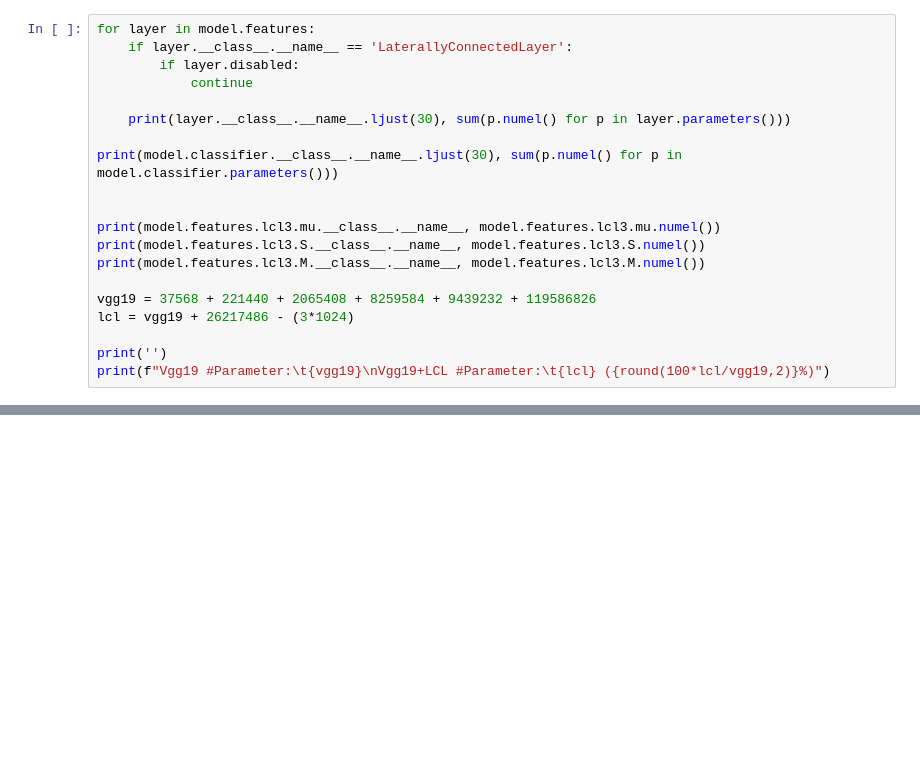
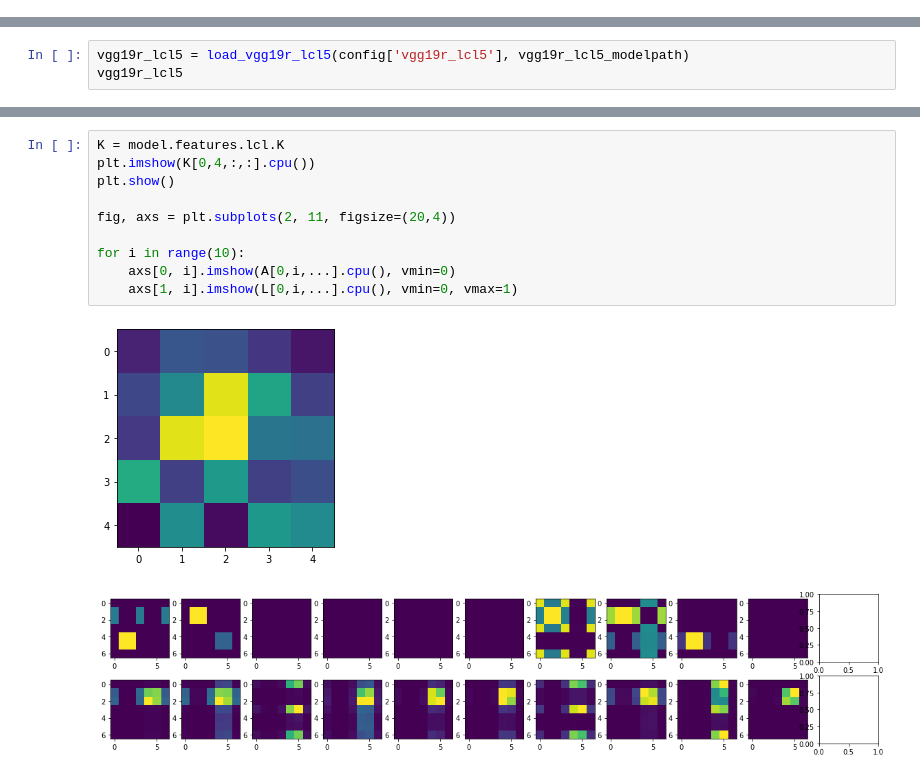
Before and after one commit to edualc/mt_object_recognition, a Jupyter notebook: Visualize_LCL_Workings_with_best_model.ipynb, the cells around one changed output, grey strips where cells are left out. Cells and saved outputs as stored; diff of their text form; blank space fills up the shorter version.

```diff
--- a/Visualize_LCL_Workings_with_best_model.ipynb
+++ b/Visualize_LCL_Workings_with_best_model.ipynb
@@ -67,20 +89,0 @@ VggWithLCL(
-# %%
-for layer in model.features:
-    if layer.__class__.__name__ == 'LaterallyConnectedLayer':
-        if layer.disabled:
-            continue
-
-    print(layer.__class__.__name__.ljust(30), sum(p.numel() for p in layer.parameters()))
-
-print(model.classifier.__class__.__name__.ljust(30), sum(p.numel() for p in model.classifier.parameters()))
-
-
-print(model.features.lcl3.mu.__class__.__name__, model.features.lcl3.mu.numel())
-print(model.features.lcl3.S.__class__.__name__, model.features.lcl3.S.numel())
-print(model.features.lcl3.M.__class__.__name__, model.features.lcl3.M.numel())
-
-vgg19 = 37568 + 221440 + 2065408 + 8259584 + 9439232 + 119586826
-lcl = vgg19 + 26217486 - (3*1024)
-
-print('')
-print(f"Vgg19 #Parameter:\t{vgg19}\nVgg19+LCL #Parameter:\t{lcl} ({round(100*lcl/vgg19,2)}%)")
@@ -189,0 +90,3 @@ SmallVggWithLCL(
+# %%
+vgg19r_lcl5 = load_vgg19r_lcl5(config['vgg19r_lcl5'], vgg19r_lcl5_modelpath)
+vgg19r_lcl5
@@ -189,0 +198,13 @@ SmallVggWithLCL(
+# %%
+K = model.features.lcl.K
+plt.imshow(K[0,4,:,:].cpu())
+plt.show()
+
+fig, axs = plt.subplots(2, 11, figsize=(20,4))
+
+for i in range(10):
+    axs[0, i].imshow(A[0,i,...].cpu(), vmin=0)
+    axs[1, i].imshow(L[0,i,...].cpu(), vmin=0, vmax=1)
+# %% [output]
+[figure, added]
+[figure, added]
```
Also changed, not shown: parts of 15 cells of this notebook, 13 other files.
